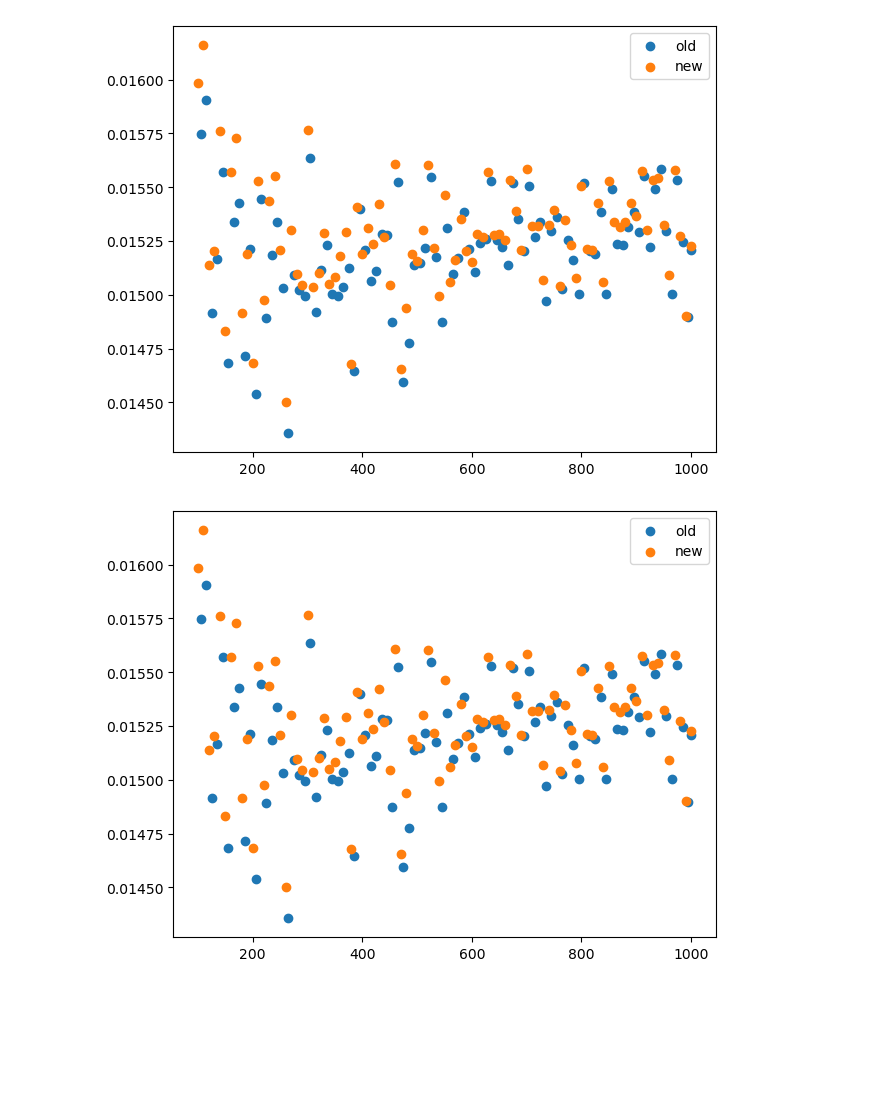
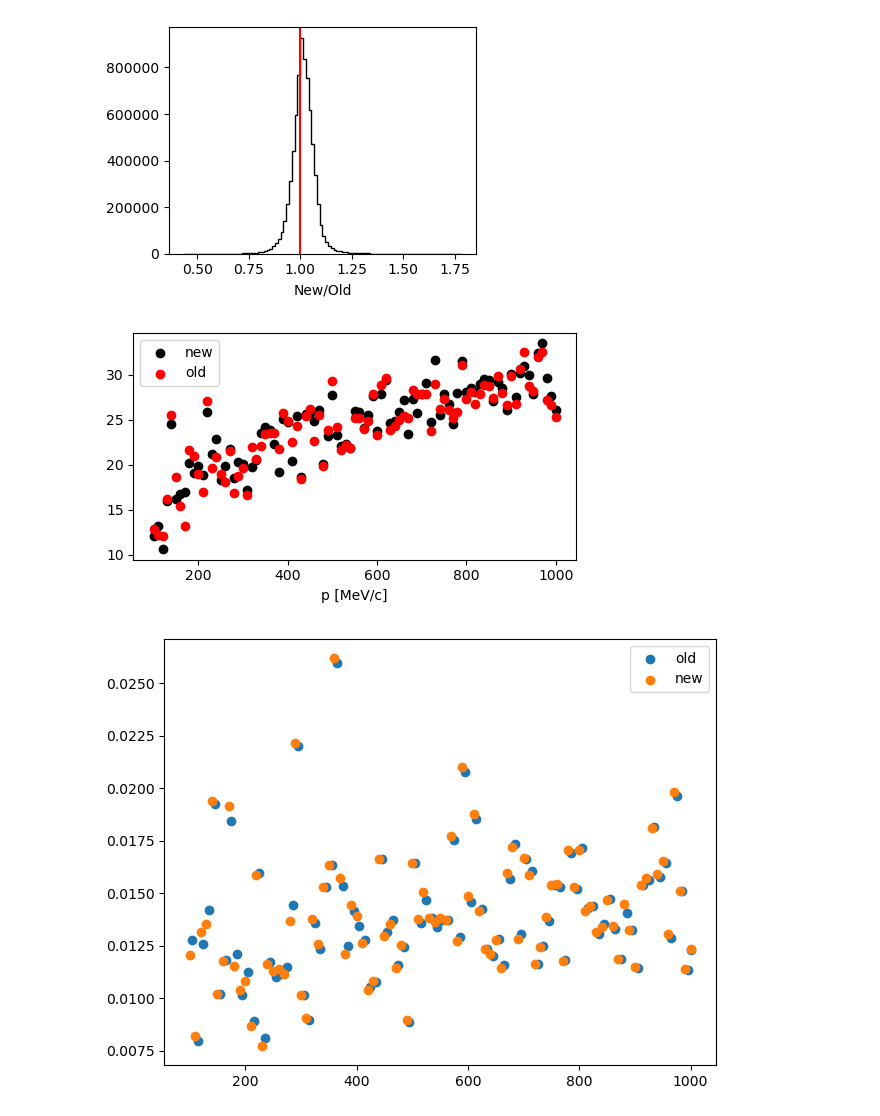
Before and after one commit to lolorestrepo/WCSimFQTuningTools, a Jupyter notebook: CProfiles/Analysis/integrals.ipynb, the cells around one changed output. Cells and saved outputs as stored; diff of their text form; code cells hidden in the pictures; blank space fills up the shorter version.

Commit message:
Slighly update cprofile tools

```diff
--- a/CProfiles/Analysis/integrals.ipynb
+++ b/CProfiles/Analysis/integrals.ipynb
@@ -7,8 +6,8 @@ import matplotlib.pyplot as plt
 %matplotlib inline
 # %%
 # o stands for "old"
-ofname = "../TuningFile/CProf_11.root"
-fname  = "../TuningFile/cprofiles_integrals.root"
+ofname = os.path.expandvars("$HOME/Software/WCSimFQTuningTools/CProfiles/old_tools/CProf_11.root")
+fname  = os.path.expandvars("$HOME/Software/WCSimFQTuningTools/CProfiles/cprofiles_integrals.root")
 
 of = uproot.open(ofname)
 f  = uproot.open(fname)
@@ -15,24 +24,36 @@ f  = uproot.open(fname)
 # %%
-oh, or0bins, oth0bins, oebins = of["hI3d_0"].to_numpy()
-h ,  r0bins,  th0bins,  ebins =  f["I_0"]   .to_numpy()
+oh, or0bins, oth0bins, oebins = of["hI3d_1"].to_numpy()
+h ,  r0bins,  th0bins,  ebins =  f["I_1"]   .to_numpy()
 
 np.testing.assert_allclose(or0bins, r0bins)
+np.testing.assert_allclose(oth0bins, th0bins)
+# %%
+plt.figure(figsize=[4, 3])
+
+plt.hist((h/oh).flatten(), histtype="step", bins=100, color="k")
+plt.xlabel("New/Old")
+plt.axvline(1, color="r")
+
+plt.tight_layout()
+# %% [output]
+[figure, added]
 # %%
-r0bin  = 5
-th0bin = 5
+r0bin  = 190
+th0bin = 60
 
-plt.figure()
-
-es = (oebins[1:] + oebins[:-1])/2.
-plt.scatter(es, oh[r0bin, th0bin], label="old")
+plt.figure(figsize=[5, 3])
 
 es = (ebins[1:] + ebins[:-1])/2.
-plt.scatter(es, h[r0bin, th0bin], label="new")
+plt.scatter(es, h[r0bin, th0bin], label="new", color="k")
 
+#es = (oebins[1:] + oebins[:-1])/2.
+plt.scatter(es, oh[r0bin, th0bin], label="old", color="red")
+
+plt.xlabel("p [MeV/c]")
 plt.legend()
 plt.tight_layout()
 # %% [output]
-[figure, old version]
+[figure, new version]
 # %%
 r0bin  = 5
 th0bin = 5
@@ -51,7 +72,7 @@ plt.scatter(es, h[r0bin, th0bin], label="new")
 plt.legend()
 plt.tight_layout()
 # %% [output]
-[figure, old version]
+[figure, new version]
 # %%
 iso , ebins  =  f["I_iso_2"] .to_numpy()
 oiso, oebins = of["hI_iso_2"].to_numpy()
```
Also changed, not shown: parts of 2 cells of this notebook, 8 other files.
